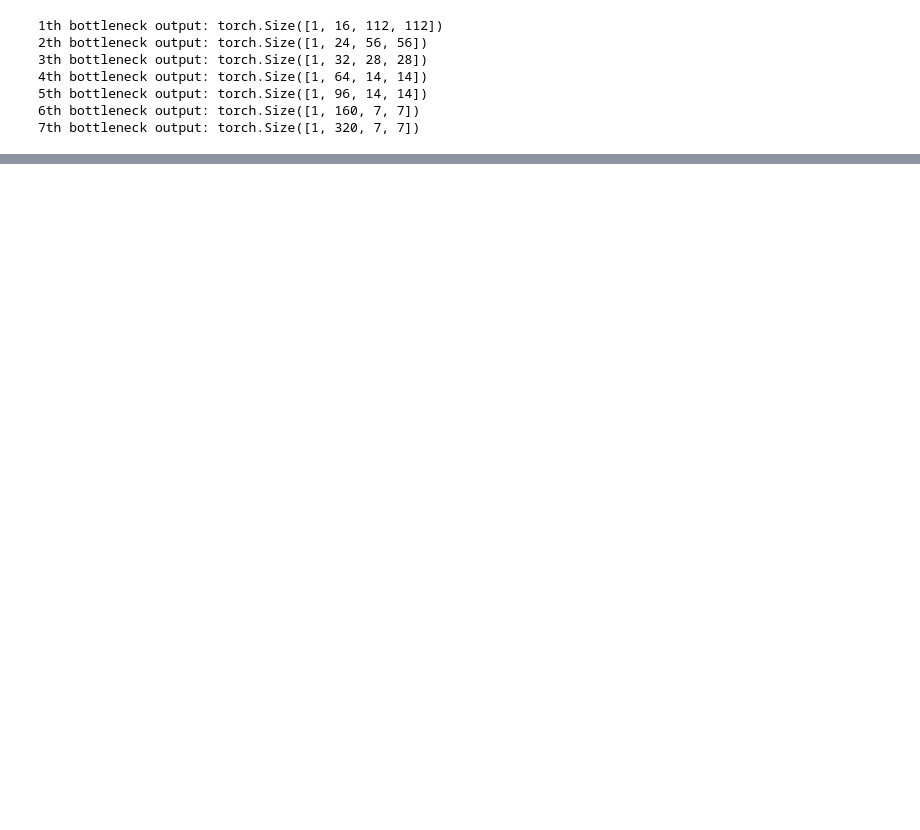
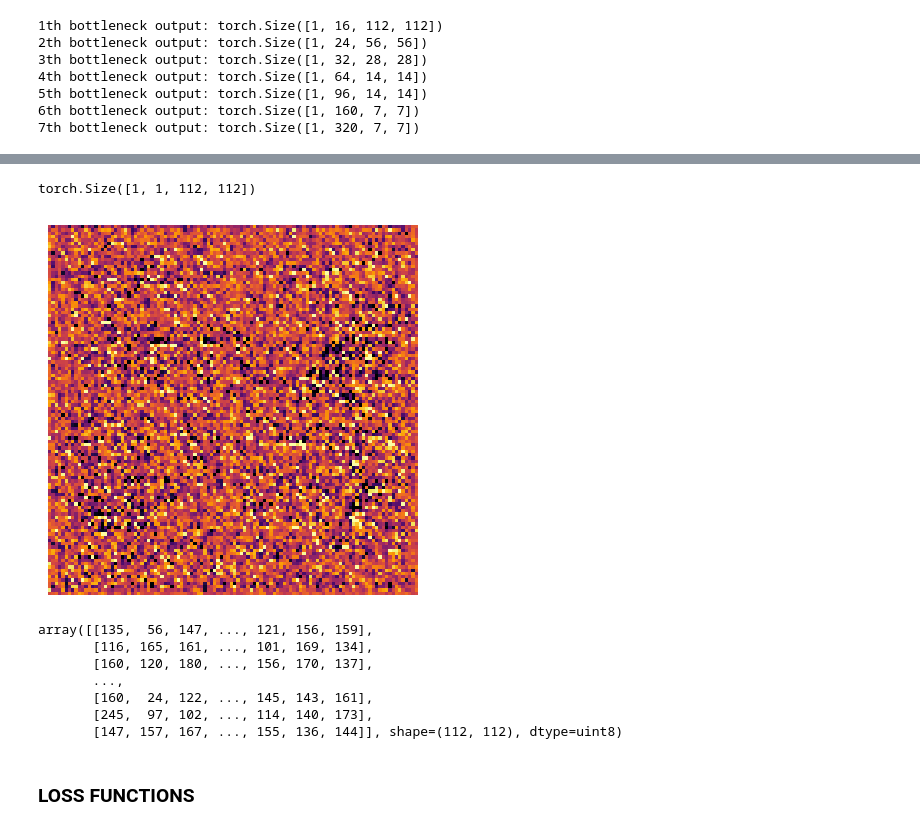
Before and after one commit to Utsab-2010/Depth-Estimation-Task, a Jupyter notebook: mobilenetv2.pytorch/test.ipynb, the cells around one changed output, grey strips where cells are left out. Saved outputs shown, nothing was run; the diff lists cells and outputs as text; code cells hidden in the pictures; blank space fills up the shorter version.

Commit message:
Finsihed Decoder block. Starting with the loss functions

```diff
--- a/mobilenetv2.pytorch/test.ipynb
+++ b/mobilenetv2.pytorch/test.ipynb
@@ -232,3 +232,9 @@ class InvertedResidual(nn.Module):
                 nn.Conv2d(hidden_dim, oup, 1, 1, 0, bias=False),
                 nn.BatchNorm2d(oup),
             )
+
+    def forward(self, x):
+        if self.identity:
+            return x + self.conv(x)
+        else:
+            return self.conv(x)
@@ -273,0 +318,3 @@ torch.Size([1, 40, 14, 14])
+# %%
+Decoder_block = Decoder(in_channels=320,out_channels=8)
+Decoder_block.to(device)
@@ -273,0 +339,44 @@ torch.Size([1, 40, 14, 14])
+# %%
+output = Decoder_block(output[1][6])
+# %%
+output[0][3].shape
+# %% [output]
+torch.Size([1, 1, 112, 112])
+# %%
+def depth_to_display(depth_1x1HW: torch.Tensor, cmap='inferno'):
+    # depth_1x1HW: (1,1,H,W)
+    d = depth_1x1HW.detach().cpu().float().squeeze(0).squeeze(0)   # (H,W)
+    # remove NaN/Inf and clip robustly using percentiles
+    a = d.numpy()
+    a = np.nan_to_num(a, nan=0.0, posinf=0.0, neginf=0.0)
+    # robust range (ignore outliers)
+    vmin, vmax = np.percentile(a, 2), np.percentile(a, 98)
+    if vmax <= vmin:
+        vmin, vmax = float(a.min()), float(a.max())
+    a = np.clip(a, vmin, vmax)
+    norm = (a - vmin) / (vmax - vmin + 1e-12)
+
+    # grayscale uint8 for saving
+    gray_u8 = (norm * 255).astype(np.uint8)
+
+    # optional colored visualization
+    plt.figure(figsize=(4,4))
+    plt.imshow(norm, cmap=cmap)  # e.g., 'inferno', 'magma', 'turbo', 'viridis'
+    plt.axis('off')
+    plt.tight_layout()
+    plt.show()
+
+    return gray_u8  # HxW uint8
+# %%
+depth_to_display(output[0][3])  # (1,1,H,W)
+# %% [output]
+[figure, added]
+array([[135,  56, 147, ..., 121, 156, 159],
+       [116, 165, 161, ..., 101, 169, 134],
+       [160, 120, 180, ..., 156, 170, 137],
+       ...,
+       [160,  24, 122, ..., 145, 143, 161],
+       [245,  97, 102, ..., 114, 140, 173],
+       [147, 157, 167, ..., 155, 136, 144]], shape=(112, 112), dtype=uint8)
+# %% [markdown]
+### LOSS FUNCTIONS
```
Also changed, not shown: parts of 7 cells of this notebook, 2 other files.
